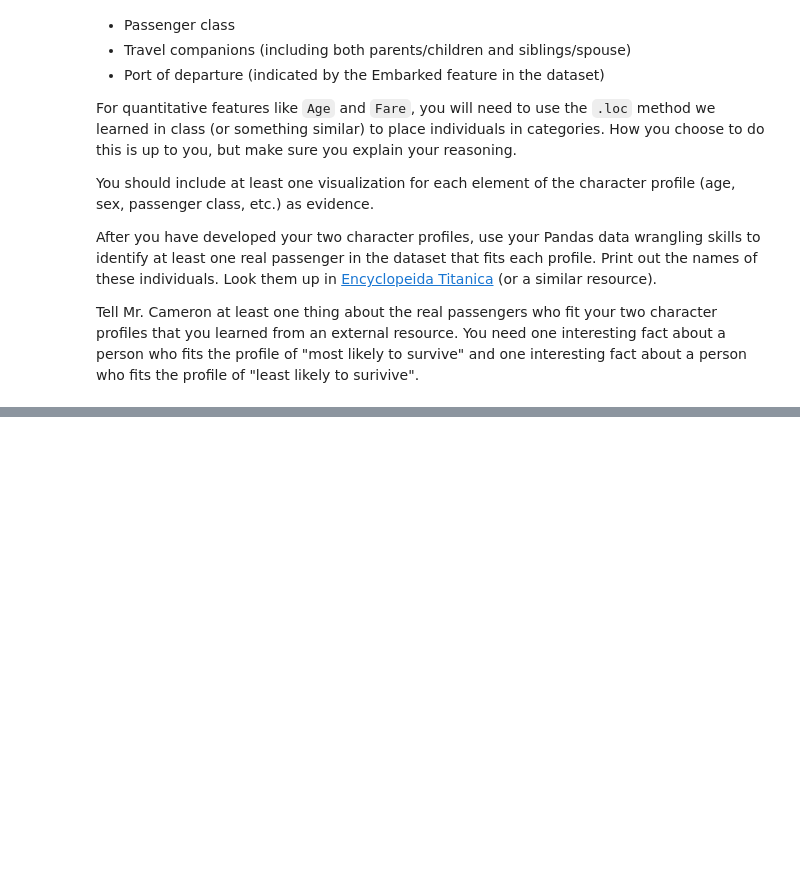
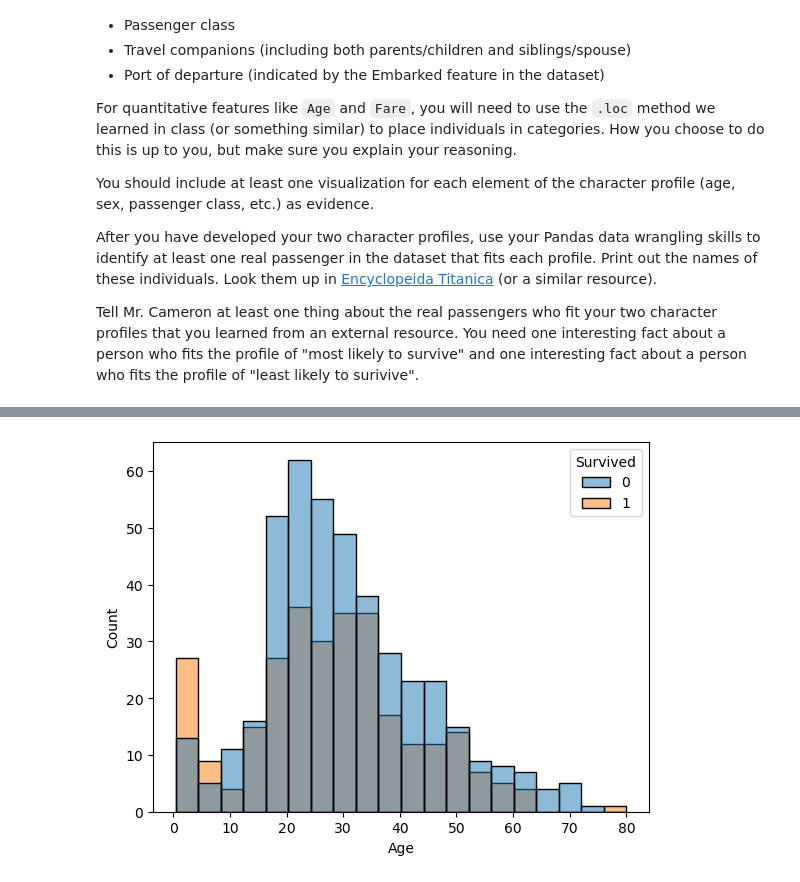
Before and after one commit to sagefhopkins/Data_Visualization_And_Modeling, a Jupyter notebook: Lab/2.3 Visualizing Relationships Between Categorical Features Lab.ipynb, the cells around one changed output, grey strips where cells are left out. Cells and saved outputs as stored; diff of their text form; code cells hidden in the pictures; blank space fills up the shorter version.

```diff
--- a/Lab/2.3 Visualizing Relationships Between Categorical Features Lab.ipynb
+++ b/Lab/2.3 Visualizing Relationships Between Categorical Features Lab.ipynb
@@ -17,3 +17,7 @@ You should include at least one visualization for each element of the character
 After you have developed your two character profiles, use your Pandas data wrangling skills to identify at least one real passenger in the dataset that fits each profile.  Print out the names of these individuals.  Look them up in [Encyclopeida Titanica](https://www.encyclopedia-titanica.org/) (or a similar resource).
 
 Tell Mr. Cameron at least one thing about the real passengers who fit your two character profiles that you learned from an external resource.  You need one interesting fact about a person who fits the profile of "most likely to survive" and one interesting fact about a person who fits the profile of "least likely to surivive".
+# %%
+import pandas as pd
+
+df = pd.read_csv('titanic_passengers.csv')
@@ -19,0 +31,9 @@ Tell Mr. Cameron at least one thing about the real passengers who fit your two c
+# %%
+import seaborn as sns
+import matplotlib.pyplot as plt
+
+sns.histplot(x='Age', data=df, hue='Survived')
+
+plt.show()
+# %% [output]
+[figure, added]
```
Also changed, not shown: parts of 5 cells of this notebook.
